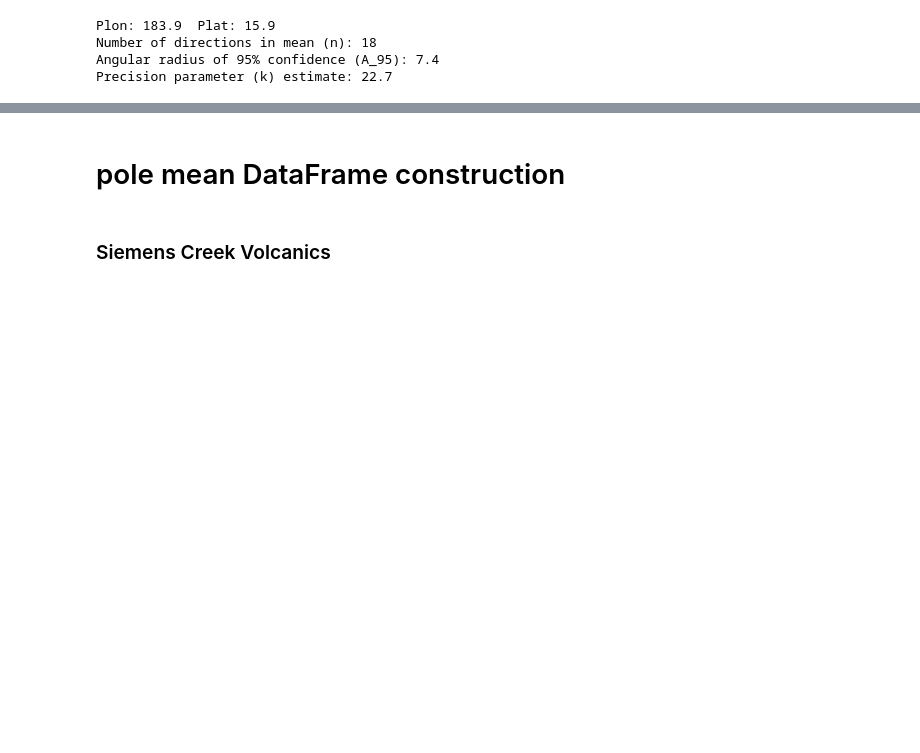
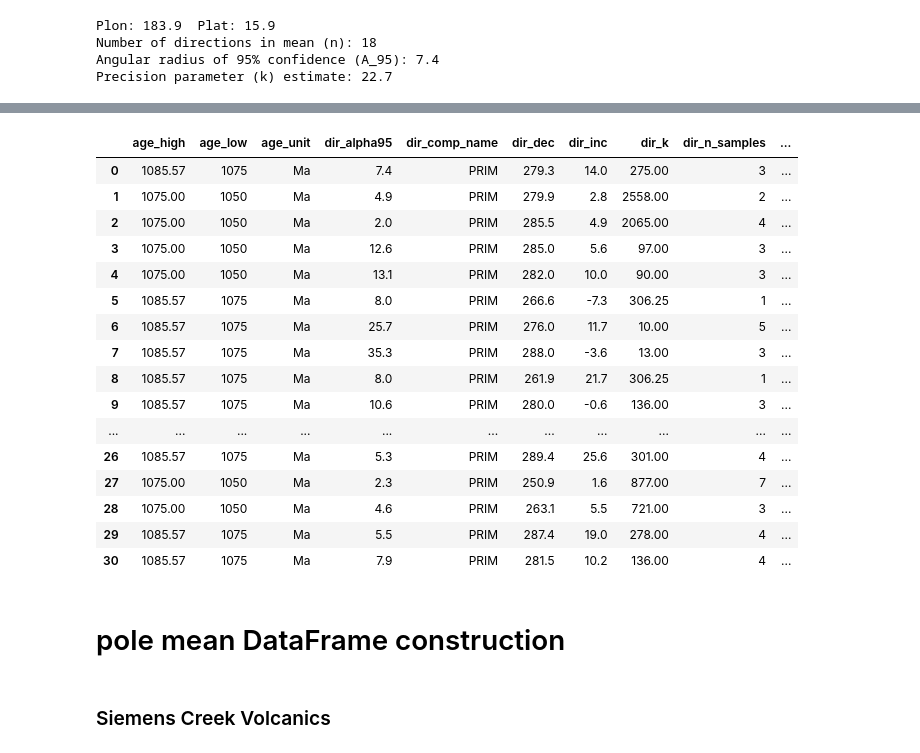
Before and after one commit to PolarWandering/APWP_StratModels, a Jupyter notebook: code/01_VGP_compilation.ipynb, the cells around one changed output, grey strips where cells are left out. Drawn from its saved outputs; the diff is of its cells as text; code cells hidden in the pictures; blank space fills up the shorter version.

```diff
--- a/code/01_VGP_compilation.ipynb
+++ b/code/01_VGP_compilation.ipynb
@@ -1971,25 +2068,54 @@ Slotznick2023_data.head()
 # %%
-Henry1977_data = pd.read_csv('../data/pmag_compiled/Henry1977/sites.txt', sep='\t', header=1)
+Henry1977_data = pd.read_csv('../data/pmag_compiled/Henry1977/sites_with_height.txt', sep='\t', header=1)
 Henry1977_data['geologic_classes'] = 'Sedimentary'
 Henry1977_data['citations'] = 'Henry, 1977'
 Henry1977_data['dir_polarity'] = 'n'
 Henry1977_data['dir_n_specimens'] = [len(Henry1977_data['specimens'].iloc[i].split(':')) for i in range(len(Henry1977_data))]
 Henry1977_data['age'] = np.where(Henry1977_data['formation'] == 'Freda', 1070, 1080)
 Henry1977_data['age_high'] = np.where(Henry1977_data['formation'] == 'Freda', 1075, 1085.57)
 Henry1977_data['age_low'] = np.where(Henry1977_data['formation'] == 'Freda', 1050, 1075)
 Henry1977_data['pole_name'] = np.where(Henry1977_data['formation'] == 'Freda', 'Freda Formation', 'Nonesuch Formation')
 Henry1977_data['age_uncertainty'] = 'uniform'
+
+Henry1977_data['age_model'] = 'Oronto Group'
+Henry1977_data['height_type'] = 'exact'
+Henry1977_data['dir_f'] = 'resample'
+
+# for those sites with only one sample, set the dir_alpha95 to the average of the whole dataset
+mean_alpha95 = np.round(Henry1977_data['dir_alpha95'].mean(), 1)
+for i in range(len(Henry1977_data)):
+    if Henry1977_data['dir_n_samples'].iloc[i] == 1:
+        Henry1977_data.at[i, 'dir_alpha95'] = mean_alpha95
+        Henry1977_data.at[i, 'dir_k'] = (140/mean_alpha95)**2
+    else:
+        continue
+
+# split the data into two formations
+Henry1977_Nonesuch_data = Henry1977_data[Henry1977_data['formation'] == 'Nonesuch'].reset_index(drop=True)
 Henry1977_Freda_data = Henry1977_data[Henry1977_data['formation'] == 'Freda'].reset_index(drop=True)
-Henry1977_Nonesuch_data = Henry1977_data[Henry1977_data['formation'] == 'Nonesuch'].reset_index(drop=True)
 
-Henry1977_Freda_data['age_model'] = None
-Henry1977_Freda_data['height_type'] = None
-Henry1977_Freda_data['height'] = None
-Henry1977_Freda_data['height_upper'] = None
-Henry1977_Freda_data['height_lower'] = None
-Henry1977_Freda_data['dir_f'] = 'resample'
 # dir_k is reported by the original study
 # dir_alpha95 is reported by the original study
+
+Henry1977_data
+# %% [output]
+|  | age_high | age_low | age_unit | dir_alpha95 | dir_comp_name | dir_dec | dir_inc | dir_k | dir_n_samples | ... |
+| 0 | 1085.57 | 1075 | Ma | 7.4 | PRIM | 279.3 | 14.0 | 275.00 | 3 | ... |
+| 1 | 1075.00 | 1050 | Ma | 4.9 | PRIM | 279.9 | 2.8 | 2558.00 | 2 | ... |
+| 2 | 1075.00 | 1050 | Ma | 2.0 | PRIM | 285.5 | 4.9 | 2065.00 | 4 | ... |
+| 3 | 1075.00 | 1050 | Ma | 12.6 | PRIM | 285.0 | 5.6 | 97.00 | 3 | ... |
+| 4 | 1075.00 | 1050 | Ma | 13.1 | PRIM | 282.0 | 10.0 | 90.00 | 3 | ... |
+| 5 | 1085.57 | 1075 | Ma | 8.0 | PRIM | 266.6 | -7.3 | 306.25 | 1 | ... |
+| 6 | 1085.57 | 1075 | Ma | 25.7 | PRIM | 276.0 | 11.7 | 10.00 | 5 | ... |
+| 7 | 1085.57 | 1075 | Ma | 35.3 | PRIM | 288.0 | -3.6 | 13.00 | 3 | ... |
+| 8 | 1085.57 | 1075 | Ma | 8.0 | PRIM | 261.9 | 21.7 | 306.25 | 1 | ... |
+| 9 | 1085.57 | 1075 | Ma | 10.6 | PRIM | 280.0 | -0.6 | 136.00 | 3 | ... |
+| ... | ... | ... | ... | ... | ... | ... | ... | ... | ... | ... |
+| 26 | 1085.57 | 1075 | Ma | 5.3 | PRIM | 289.4 | 25.6 | 301.00 | 4 | ... |
+| 27 | 1075.00 | 1050 | Ma | 2.3 | PRIM | 250.9 | 1.6 | 877.00 | 7 | ... |
+| 28 | 1075.00 | 1050 | Ma | 4.6 | PRIM | 263.1 | 5.5 | 721.00 | 3 | ... |
+| 29 | 1085.57 | 1075 | Ma | 5.5 | PRIM | 287.4 | 19.0 | 278.00 | 4 | ... |
+| 30 | 1085.57 | 1075 | Ma | 7.9 | PRIM | 281.5 | 10.2 | 136.00 | 4 | ... |
 # %% [markdown]
 # pole mean DataFrame construction
 # %% [markdown]
```
Also changed, not shown: parts of 23 cells of this notebook, 2 other files.
